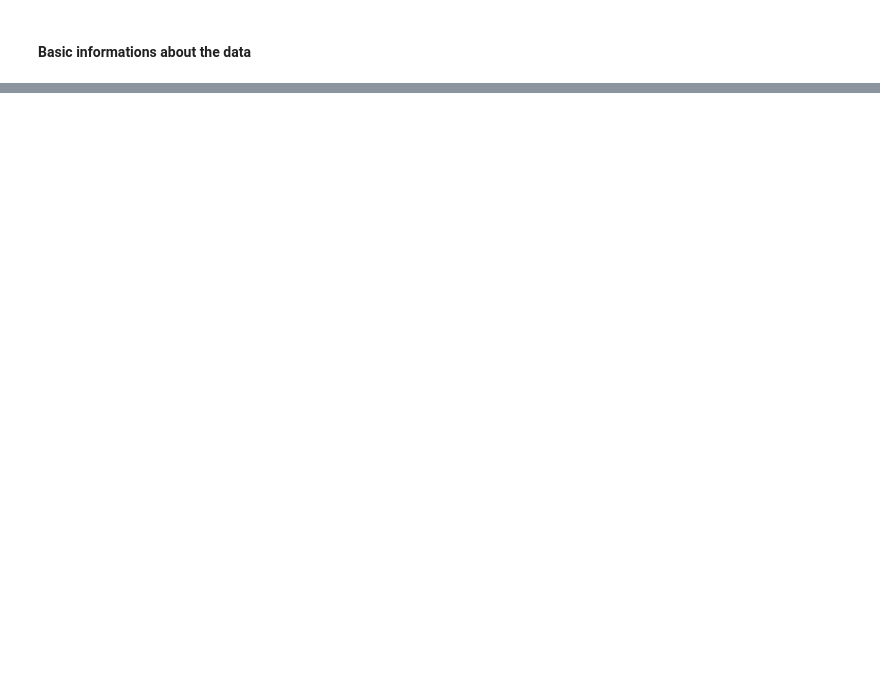
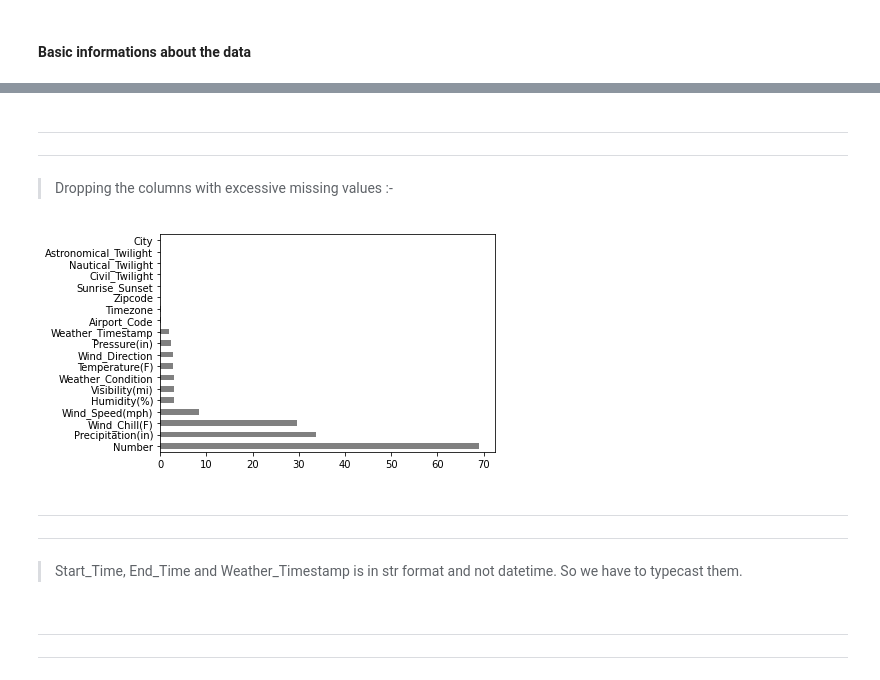
Before and after one commit to shitab16/Exploratory-Data-Analysis-US_Accidents, a Jupyter notebook: EDA_US_Accidents.ipynb, the cells around one changed output, grey strips where cells are left out. Cells and saved outputs as stored; diff of their text form; code cells hidden in the pictures; blank space fills up the shorter version.

```diff
--- a/EDA_US_Accidents.ipynb
+++ b/EDA_US_Accidents.ipynb
@@ -126,3 +87,0 @@ False
-# %%
-import seaborn as sns
-sns.set_style("darkgrid")
@@ -169,2 +87,0 @@ Name: City, Length: 1167, dtype: int64
-# %%
-df.Start_Time= pd.to_datetime(df.Start_Time)
@@ -241,0 +134,14 @@ Insights:
+# %% [markdown]
+---
+---
+# %% [markdown]
+> Dropping the columns with excessive missing values :-
+# %%
+#calculating the percentage of missing values per column
+missing_percentages= df.isna().sum().sort_values(ascending=False) / len(df) *100
+
+#plotting columns with missing value
+missing_percentages[missing_percentages!=0].plot(kind='barh', color='grey')
+plt.show()
+# %% [output]
+[figure, added]
@@ -241,0 +152,5 @@ Insights:
+# %% [markdown]
+---
+---
+# %% [markdown]
+> Start_Time, End_Time and Weather_Timestamp is in str format and not datetime. So we have to typecast them.
@@ -241,0 +162,3 @@ Insights:
+# %% [markdown]
+---
+---
```
Also changed, not shown: parts of 120 cells of this notebook.
